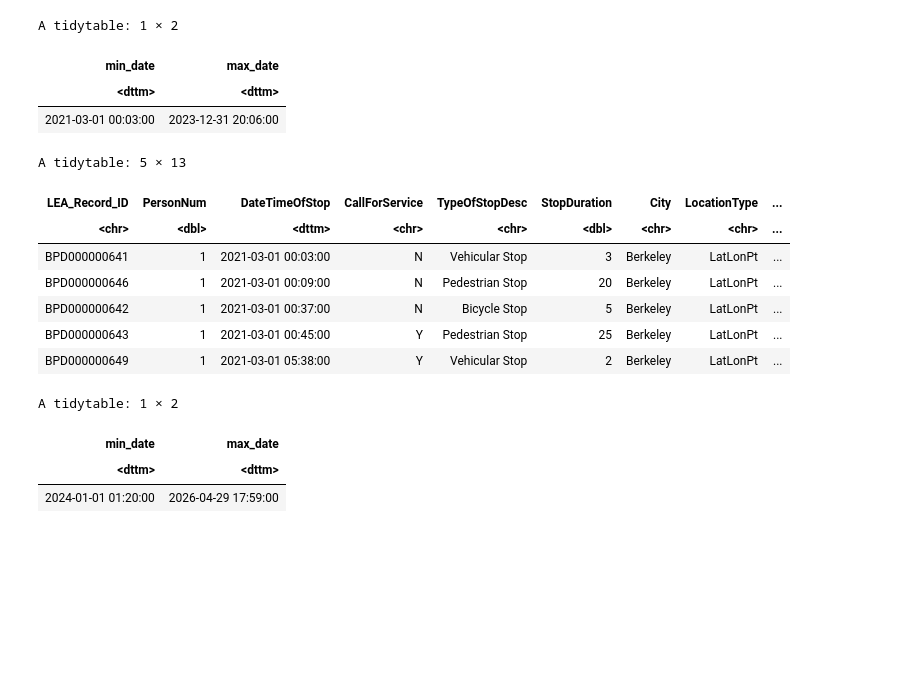
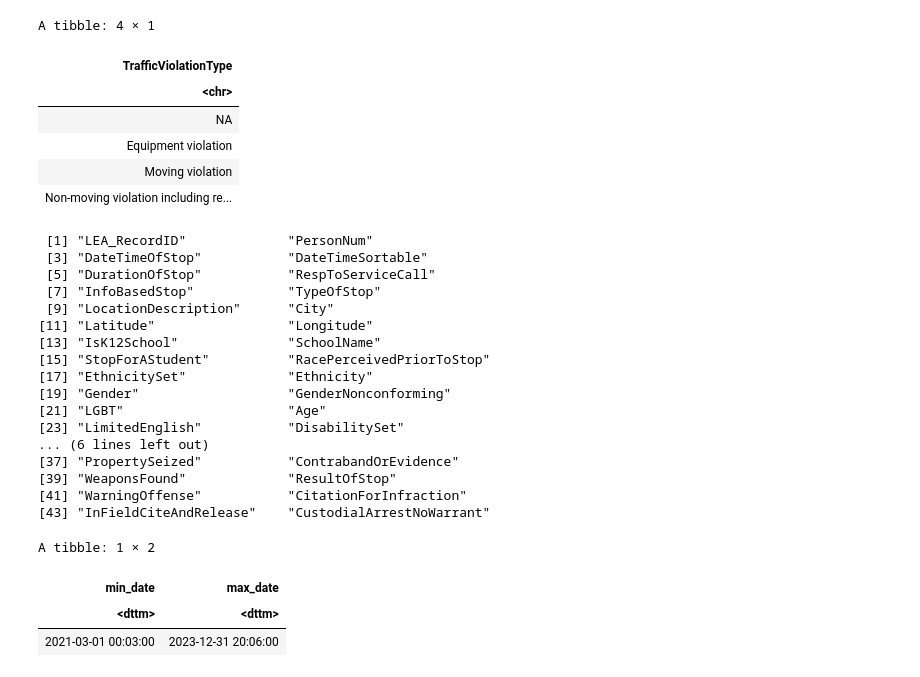
Before and after one commit to UCB-stat159-f26/final-project-team-27, a Jupyter notebook: scripts/stop_data_processing.ipynb, the cells around one changed output. Drawn from its saved outputs; the diff is of its cells as text; code cells hidden in the pictures; blank space fills up the shorter version.

Commit message:
complete data processing (except location) for stop data

```diff
--- a/scripts/stop_data_processing.ipynb
+++ b/scripts/stop_data_processing.ipynb
@@ -97,13 +102,42 @@ df_old_actions = df_old |>
         ) |>
     select(LEA_RecordID, NonForceActionsTaken, ForceActionsTaken)
 # %%
-# df_old |>
+df_old |>
 #   mutate(DateTimeOfStop = mdy_hm(DateTimeOfStop)) |>
 #   summarise(min_date = min(DateTimeOfStop), max_date = max(DateTimeOfStop))
   # filter(is.na(Longitude)) # none
-  # distinct(TrafficViolation)
+  distinct(TrafficViolationType)
 
-# names(df_old)
+names(df_old)
+
+# union(split_column(df_old, "ResultOfStop"), split_column(df_new, "ResultOfStop"))
+# split_column(df_old, "ResultOfStop")
+# split_column(df_new, "ResultOfStop")
+# %% [output]
+A tibble: 4 × 1
+| TrafficViolationType |
+| <chr> |
+| NA |
+| Equipment violation |
+| Moving violation |
+| Non-moving violation including re... |
+ [1] "LEA_RecordID"             "PersonNum"
+ [3] "DateTimeOfStop"           "DateTimeSortable"
+ [5] "DurationOfStop"           "RespToServiceCall"
+ [7] "InfoBasedStop"            "TypeOfStop"
+ [9] "LocationDescription"      "City"
+[11] "Latitude"                 "Longitude"
+[13] "IsK12School"              "SchoolName"
+[15] "StopForAStudent"          "RacePerceivedPriorToStop"
+[17] "EthnicitySet"             "Ethnicity"
+[19] "Gender"                   "GenderNonconforming"
+[21] "LGBT"                     "Age"
+[23] "LimitedEnglish"           "DisabilitySet"
+... (6 lines left out)
+[37] "PropertySeized"           "ContrabandOrEvidence"
+[39] "WeaponsFound"             "ResultOfStop"
+[41] "WarningOffense"           "CitationForInfraction"
+[43] "InFieldCiteAndRelease"    "CustodialArrestNoWarrant"
 # %%
 df_old_cleaned = df_old |>
   mutate(
@@ -123,31 +157,31 @@ df_old_cleaned = df_old |>
   select(LEA_Record_ID = LEA_RecordID, PersonNum, DateTimeOfStop,
     CallForService = RespToServiceCall, TypeOfStopDesc = TypeOfStop, StopDuration = DurationOfStop,
     City, LocationType, Latitude, Longitude, LocationDescription,
-    NonForceActionsTaken, ForceActionsTaken
+    TrafficViolationType, NonForceActionsTaken, ForceActionsTaken, PropertySeized, WeaponsFound, ContrabandOrEvidence, ResultOfStop,
+    WarningOffense, CitationForInfractionOffense = CitationForInfraction,
+    InfieldCiteRelOffense = InFieldCiteAndRelease, CustodialArrestNoWarrantOffense = CustodialArrestNoWarrant,
   )
 
 df_old_cleaned |>
   summarise(min_date = min(DateTimeOfStop), max_date = max(DateTimeOfStop))
 
-head(df_old_cleaned, 5)
+# head(df_old_cleaned, 5)
 # %% [output]
-A tidytable: 1 × 2
+A tibble: 1 × 2
 | min_date | max_date |
 | <dttm> | <dttm> |
 | 2021-03-01 00:03:00 | 2023-12-31 20:06:00 |
-A tidytable: 5 × 13
-| LEA_Record_ID | PersonNum | DateTimeOfStop | CallForService | TypeOfStopDesc | StopDuration | City | LocationType | ... |
-| <chr> | <dbl> | <dttm> | <chr> | <chr> | <dbl> | <chr> | <chr> | ... |
-| BPD000000641 | 1 | 2021-03-01 00:03:00 | N | Vehicular Stop | 3 | Berkeley | LatLonPt | ... |
-| BPD000000646 | 1 | 2021-03-01 00:09:00 | N | Pedestrian Stop | 20 | Berkeley | LatLonPt | ... |
-| BPD000000642 | 1 | 2021-03-01 00:37:00 | N | Bicycle Stop | 5 | Berkeley | LatLonPt | ... |
-| BPD000000643 | 1 | 2021-03-01 00:45:00 | Y | Pedestrian Stop | 25 | Berkeley | LatLonPt | ... |
-| BPD000000649 | 1 | 2021-03-01 05:38:00 | Y | Vehicular Stop | 2 | Berkeley | LatLonPt | ... |
 # %%
 df_new_cleaned = df_new |>
   mutate(
     DateTimeOfStop = mdy_hms(str_c(StopDate, " ", StopTime), tz = "America/Los_Angeles"),
-    City = str_to_title(City)
+    City = str_to_title(City),
+    WarningOffense = case_when(
+      is.na(VerbalWarningOffense) & is.na(WrittenWarningOffense) ~ NA,
+      is.na(VerbalWarningOffense) & !(is.na(WrittenWarningOffense)) ~ WrittenWarningOffense,
+      !(is.na(VerbalWarningOffense)) & is.na(WrittenWarningOffense) ~ VerbalWarningOffense,
+      !(is.na(VerbalWarningOffense)) & !(is.na(WrittenWarningOffense)) ~ str_c(VerbalWarningOffense, "|", WrittenWarningOffense),
+    )
   ) |>
   filter(
     DateTimeOfStop <= end_date, # new data starts at 2024
@@ -156,17 +190,14 @@ df_new_cleaned = df_new |>
   select(LEA_Record_ID, PersonNum, DateTimeOfStop,
     CallForService, TypeOfStopDesc, StopDuration,
     City, LocationType, Latitude, Longitude,
-    BlockNumber, StreetName, CrossStreet1, CrossStreet2, Highway, ClosestExit, OtherLocationDesc,
-    NonForceActionsTaken, ForceActionsTaken
+    BlockNumber, StreetName, CrossStreet1, CrossStreet2, Highway, ClosestExit, OtherLocationDesc, # to be updated once i know how location data is processed
+    TrafficViolationType, NonForceActionsTaken, ForceActionsTaken, PropertySeized, WeaponsFound, ContrabandOrEvidence, ResultOfStop,
+    WarningOffense, CitationForInfractionOffense, InfieldCiteRelOffense, CustodialArrestNoWarrantOffense
   )
 
-df_new_cleaned |>
-  summarise(min_date = min(DateTimeOfStop), max_date = max(DateTimeOfStop))
+# df_new_cleaned |>
+#   select(WarningOffense)
+#   summarise(min_date = min(DateTimeOfStop), max_date = max(DateTimeOfStop))
-# %% [output]
-A tidytable: 1 × 2
-| min_date | max_date |
-| <dttm> | <dttm> |
-| 2024-01-01 01:20:00 | 2026-04-29 17:59:00 |
 # %%
 df = full_join(df_old_cleaned, df_new_cleaned) |>
     mutate(DateTimeOfStop = format(DateTimeOfStop, "%Y-%m-%d %H:%M:%S%z"))
```
Also changed, not shown: parts of 8 cells of this notebook, 1 other file.
